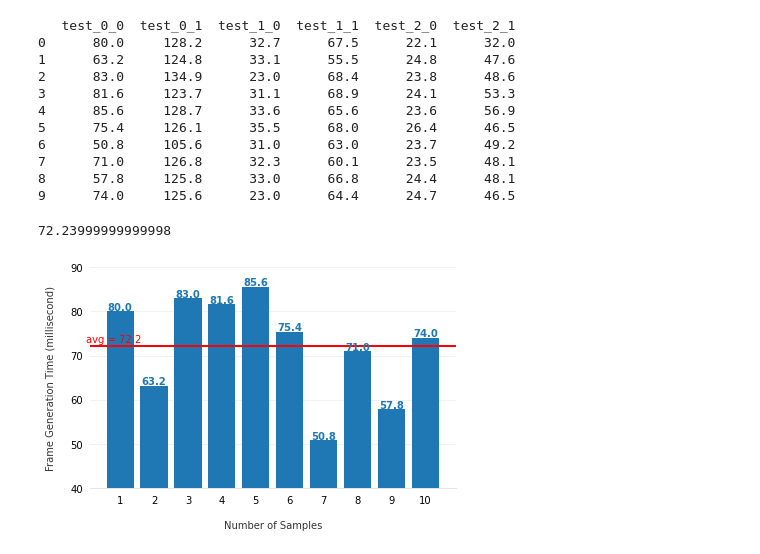
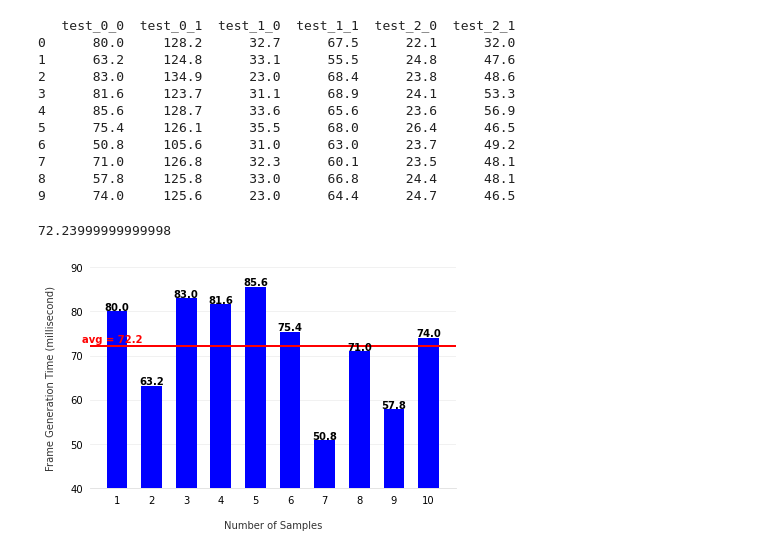
Before and after one commit to ttvs-blockchain/data-analytics, a Jupyter notebook: qr_code_gen.ipynb, the cells around one changed output. Cells and saved outputs as stored; diff of their text form; code cells hidden in the pictures.

```diff
--- a/qr_code_gen.ipynb
+++ b/qr_code_gen.ipynb
@@ -41,10 +41,12 @@ fig, ax = plt.subplots()
 bars = ax.bar(
     x=np.arange(personal_huawei_p8.size),
     height=personal_huawei_p8,
-    tick_label=personal_huawei_p8.index+1
+    tick_label=personal_huawei_p8.index+1,
+    color='blue',
+    width=0.6
 )
 ax.axhline(personal_huawei_p8.mean(), color='red', linewidth=2)
-ax.text(-1, 73, "avg = 72.2", color='red')
+ax.text(-1, 73, "avg = 72.2", color='red', weight='bold')
 print(personal_huawei_p8.mean())
 
 
@@ -57,32 +59,32 @@ ax.tick_params(bottom=False, left=False)
 ax.set_axisbelow(True)
 ax.yaxis.grid(True, color='#EEEEEE')
 ax.xaxis.grid(False)
 
 # Grab the color of the bars so we can make the
 # text the same color.
 bar_color = bars[0].get_facecolor()
 
 # Add text annotations to the top of the bars.
 # Note, you'll have to adjust this slightly (the 0.3)
 # with different data.
 for bar in bars:
     ax.text(
         bar.get_x() + bar.get_width() / 2,
         bar.get_height() + 0.3,
         round(bar.get_height(), 1),
         horizontalalignment='center',
-        color=bar_color,
+        color='black',
         weight='bold'
     )
 
 # set axis range
 ax.set_ylim(40, 90)
 
 # Add labels
 ax.set_xlabel('Number of Samples', labelpad=15, color='#333333')
 ax.set_ylabel('Frame Generation Time (millisecond)', labelpad=15, color='#333333')
 
 fig.tight_layout()
 # %% [output]
 72.23999999999998
-[figure, old version]
+[figure, new version]
```
Also changed, not shown: parts of 11 cells of this notebook, 6 other files.
